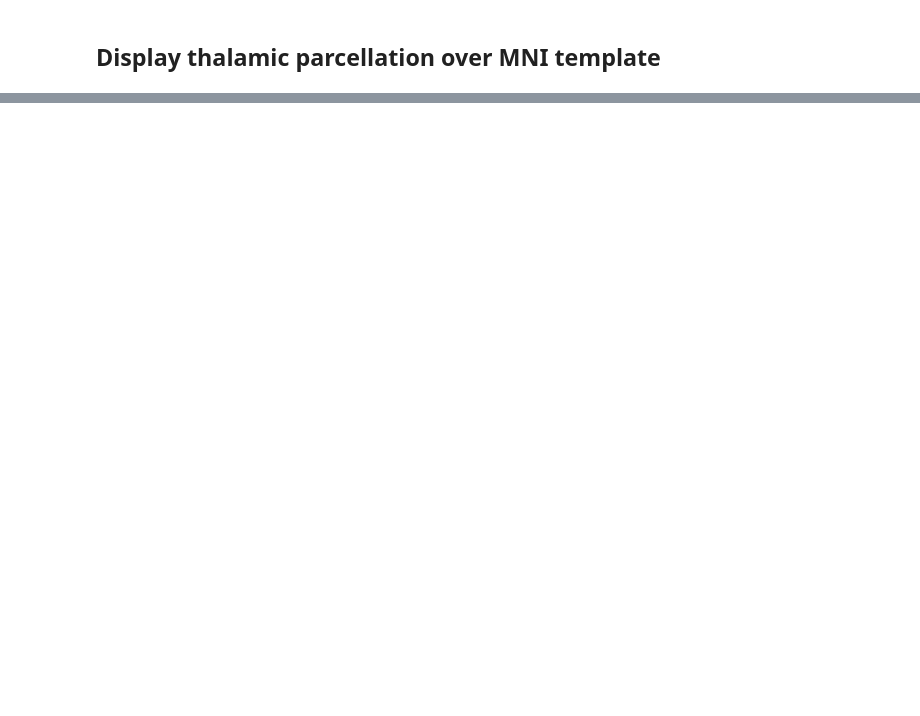
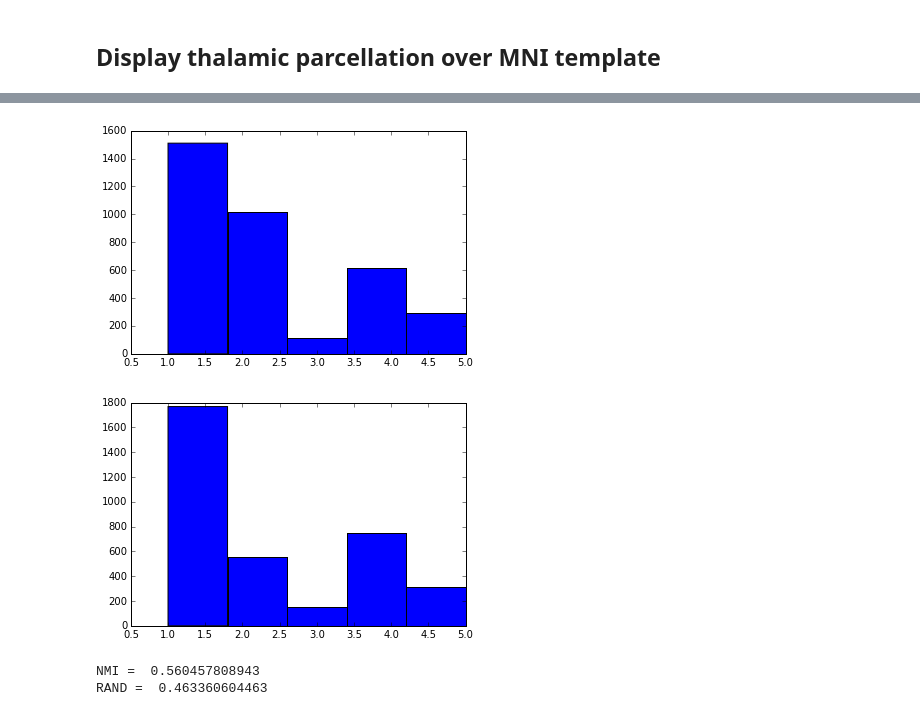
Before and after one commit to kaihwang/FuncParcel, a Jupyter notebook: Visualize Parcellation.ipynb, the cells around one changed output, grey strips where cells are left out. Drawn from its saved outputs; the diff is of its cells as text; code cells hidden in the pictures; blank space fills up the shorter version.

```diff
--- a/Visualize Parcellation.ipynb
+++ b/Visualize Parcellation.ipynb
@@ -165,0 +104,29 @@ plt.savefig('Data/Striatal_parcel.png',bbox_inches='tight')
+# %%
+NKIadjmat = np.loadtxt('/home/despoB/connectome-thalamus/Thalamic_parcel/NKI_mx_645_cortex_plus_thalamus_parcorrmatavg')
+MGHadjmat = np.loadtxt('/home/despoB/connectome-thalamus/Thalamic_parcel/MGH_cortex_plus_thalamus_parcorrmatavg')
+
+subcorticalcortical_ROIs = np.loadtxt('/home/despoB/connectome-thalamus/ROIs/Cortex_plus_thalamus_ROIs')
+subcortical_voxels = np.loadtxt('/home/despoB/connectome-thalamus/ROIs/thalamus_voxel_indices')
+cortical_ROIs =np.loadtxt('/home/despoB/connectome-thalamus/ROIs/Cortex_ROIs')
+Cortical_CI = np.loadtxt('/home/despoB/connectome-thalamus/ROIs/Cortex_ROIs')
+
+
+#call function
+_, MGH_CortexParcels, _ = FuncParcel.parcel_subcortical_network(MGHadjmat, \
+            subcorticalcortical_ROIs, subcortical_voxels, cortical_ROIs, Cortical_CI)
+_, NKI_CortexParcels, _ = FuncParcel.parcel_subcortical_network(NKIadjmat, \
+            subcorticalcortical_ROIs, subcortical_voxels, cortical_ROIs, Cortical_CI)
+# %%
+NKI_CortexCIs = sort_CI(NKI_CortexParcels)
+MGH_CortexCIs = sort_CI(MGH_CortexParcels)
+plt.hist(NKI_CortexCIs, bins=np.max(np.unique(NKI_CortexCIs)))
+plt.show()
+plt.hist(MGH_CortexCIs, bins=np.max(np.unique(MGH_CortexCIs)))
+plt.show()
+print 'NMI = ', NMI(MGH_CortexCIs, NKI_CortexCIs)
+print 'RAND = ', RAND(MGH_CortexCIs, NKI_CortexCIs)
+# %% [output]
+[figure, added]
+[figure, added]
+NMI =  0.560457808943
+RAND =  0.463360604463
```
Also changed, not shown: parts of 13 cells of this notebook.
